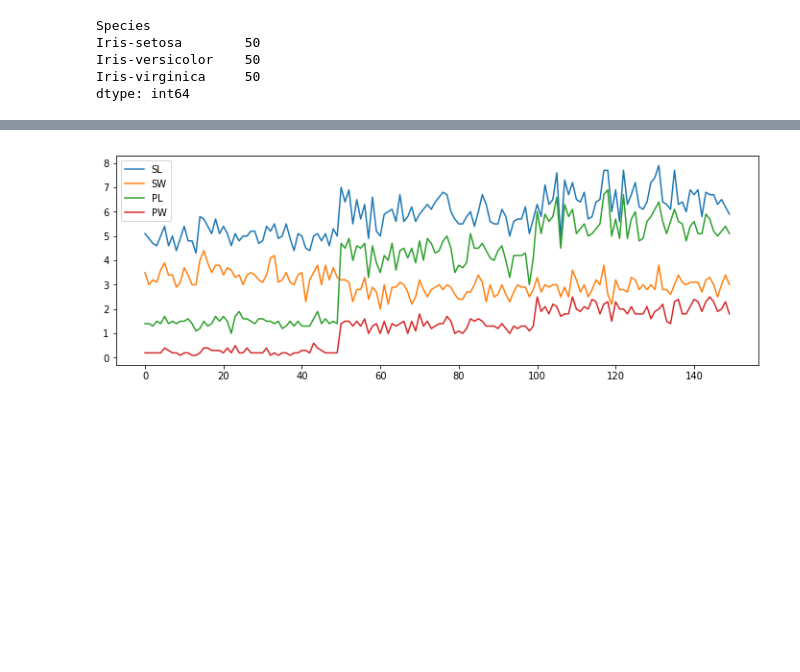
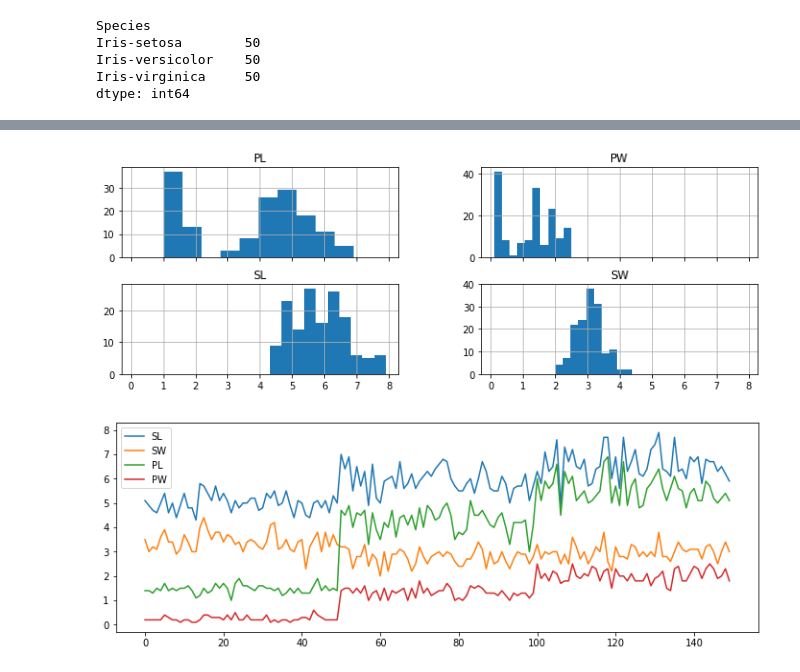
Before and after one commit to andkoc001/PandS-Project2019, a Jupyter notebook: PandS_Project_2019.ipynb, the cells around one changed output, grey strips where cells are left out. Drawn from its saved outputs; the diff is of its cells as text; code cells hidden in the pictures; blank space fills up the shorter version.

```diff
--- a/PandS_Project_2019.ipynb
+++ b/PandS_Project_2019.ipynb
@@ -259,3 +259,8 @@ pl.show()
+# %%
+ids.hist(sharex=True, figsize=(12,4))
+pl.show()
+# %% [output]
+[figure, added]
 # %%
 # Reference source: https://pandas.pydata.org/pandas-docs/stable/reference/api/pandas.DataFrame.plot.html
 
```
Also changed, not shown: parts of 2 cells of this notebook.
